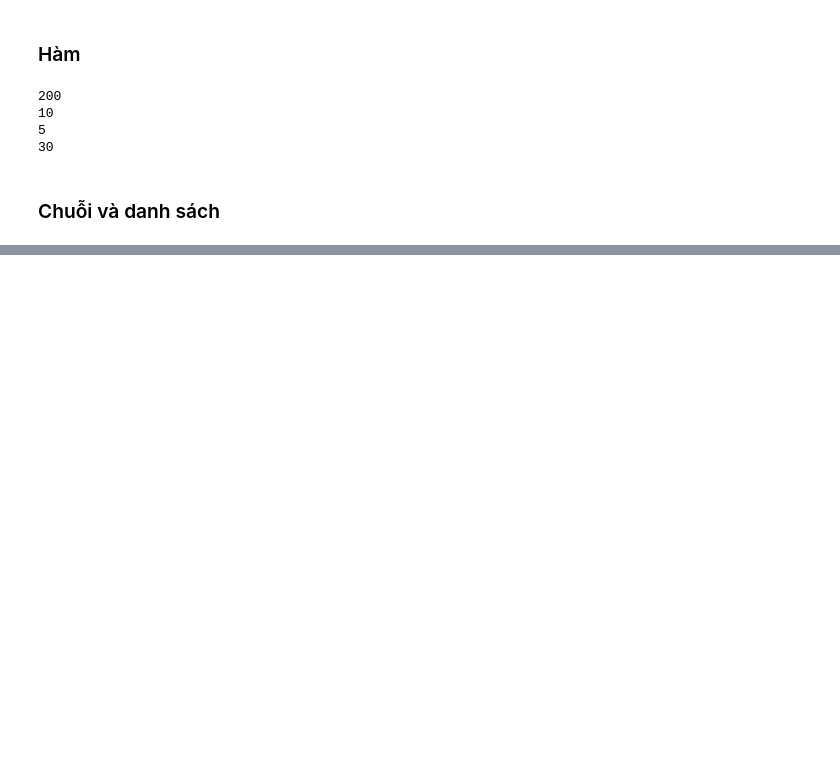
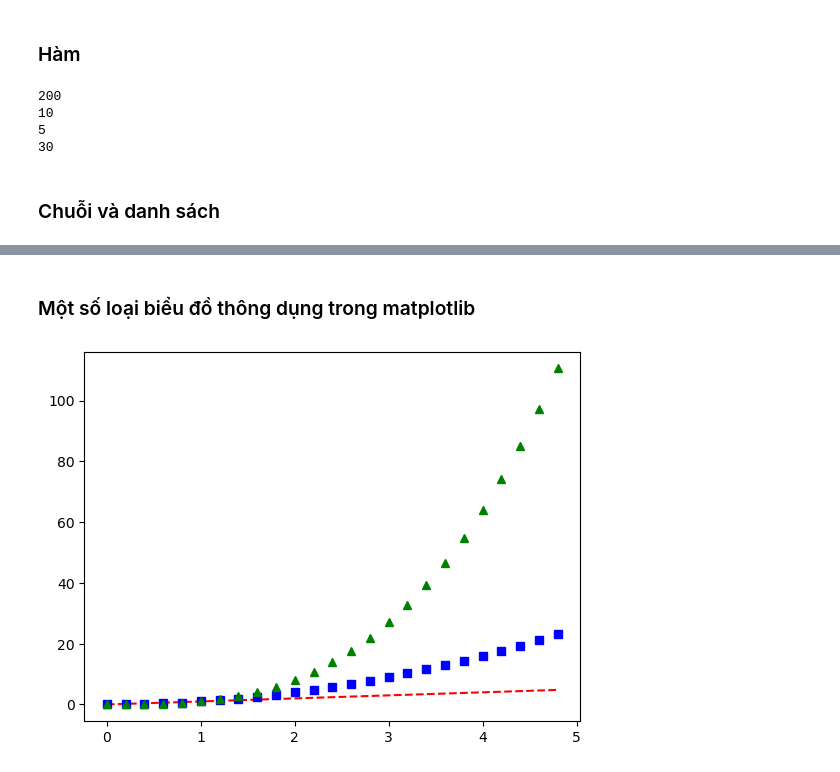
Before and after one commit to trdykhuong/sgu25_data_anaslytics, a Jupyter notebook: exercise/Lab2/slide_001_code.ipynb, the cells around one changed output, grey strips where cells are left out. Drawn from its saved outputs; the diff is of its cells as text; code cells hidden in the pictures; blank space fills up the shorter version.

```diff
--- a/exercise/Lab2/slide_001_code.ipynb
+++ b/exercise/Lab2/slide_001_code.ipynb
@@ -161,0 +821,17 @@ print(tich(b=6, a=5)) # 30
+# %% [markdown]
+### Một số loại biểu đồ thông dụng trong matplotlib
+# %%
+#Biểu đồ dạng đường (line plot)
+
+# chia đoạn 0-5 thành các bước 0.2
+
+t = np.arange(0., 5., 0.2)
+# Vẽ 3 đường: #- màu đỏ nét đứt: y = x
+# - màu xanh dương, đánh dấu ô vuông:
+y = x*x #- màu xanh lá, đánh dấu tam giác:
+y = x*x*x
+plt.plot(t, t, 'r--', t, t**2, 'bs',
+t, t**3, 'g^')
+plt.show()
+# %% [output]
+[figure, added]
```
Also changed, not shown: parts of 107 cells of this notebook, 3 other files.
